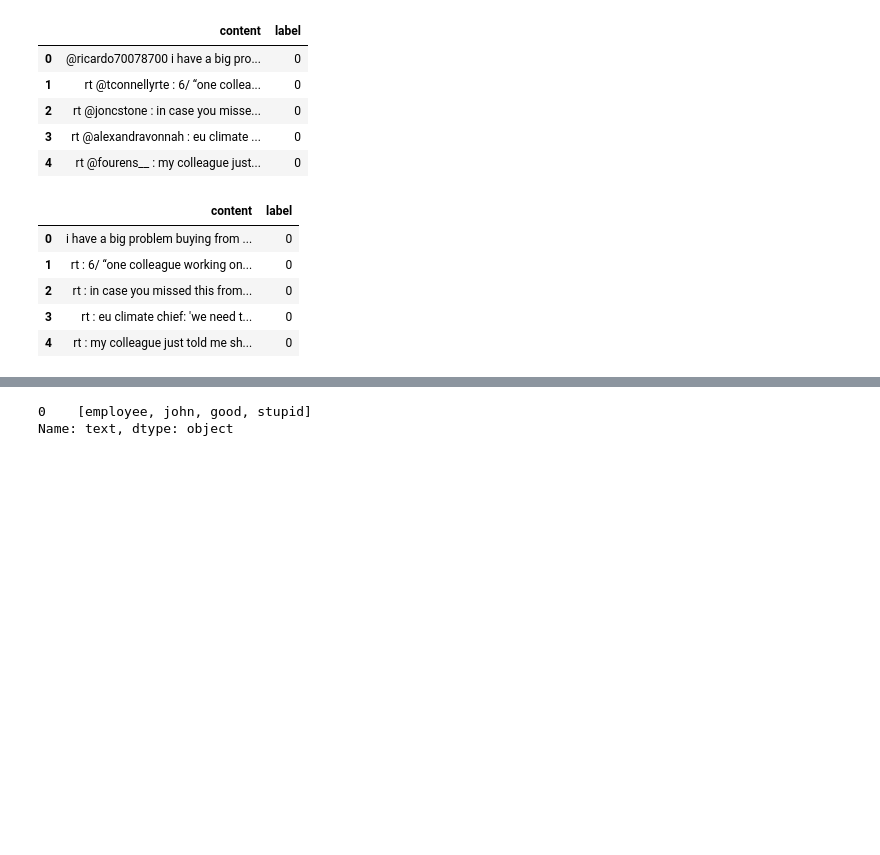
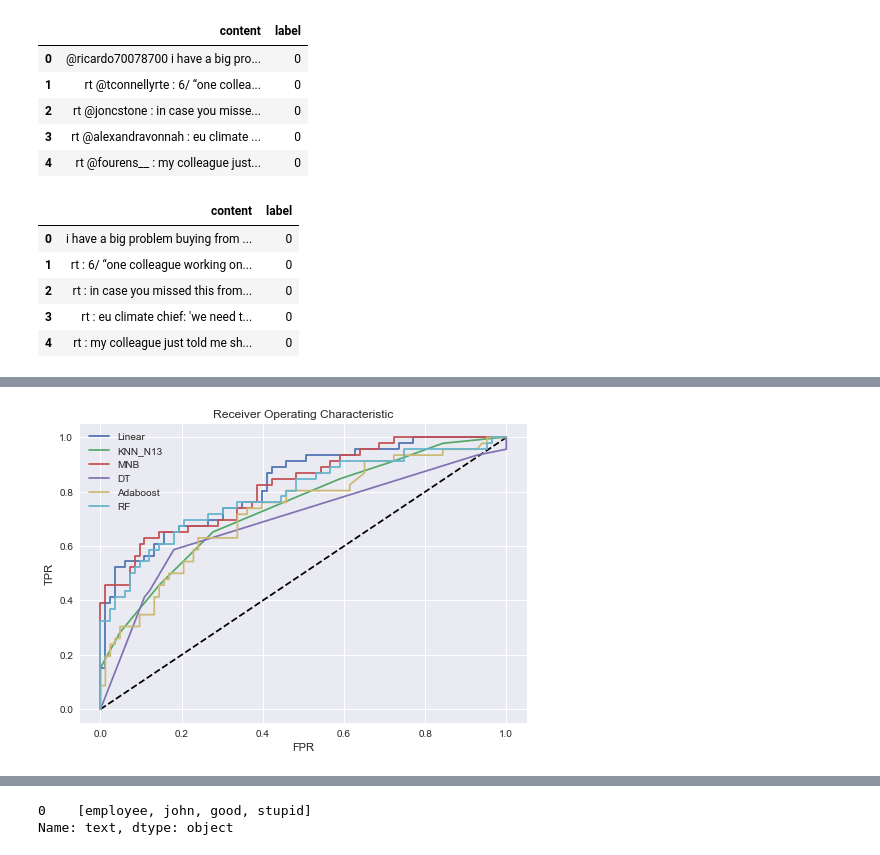
Before and after one commit to hanaaa1925/MSc-Project, a Jupyter notebook: Charts/classifier.ipynb, the cells around one changed output, grey strips where cells are left out. Cells and saved outputs as stored; diff of their text form; code cells hidden in the pictures; blank space fills up the shorter version.

```diff
--- a/Charts/classifier.ipynb
+++ b/Charts/classifier.ipynb
@@ -299,7 +299,7 @@ Score: 0.74
 # %%
 from sklearn.neighbors import KNeighborsClassifier
 #KNN, neuighbors=10
-knn = KNeighborsClassifier(n_neighbors=10)
+knn = KNeighborsClassifier(n_neighbors=5)
 
 knn.fit(train_tfidf_matrix, y_train)
 knn.score(test_tfidf_matrix, y_test)
@@ -319,14 +319,17 @@ from sklearn.metrics import precision_score
 from sklearn.metrics import recall_score
 import time
 
+
+from sklearn import metrics
+
 NBM = [SVC(kernel='linear', C=0.5),
        SVC(kernel='rbf', C=0.5, gamma='auto'),
        SVC(kernel='poly', C=0.5, degree=3),
-       KNeighborsClassifier(n_neighbors=11),
-       MultinomialNB(),
-       DecisionTreeClassifier(max_depth=15, min_samples_split=5), #防止过拟合将树深设为10
+       KNeighborsClassifier(n_neighbors=13),
+       MultinomialNB(alpha=1, fit_prior=True, class_prior=None),
+       DecisionTreeClassifier(max_depth=10, min_samples_split=4), #防止过拟合将树深设为10
        AdaBoostClassifier(DecisionTreeClassifier(max_depth=15, min_samples_split=5),
-                                                 n_estimators=200, learning_rate=0.8),#选择决策树，迭代000次，学习率为0.8
+                                                 n_estimators=100, learning_rate=1),#选择决策树，迭代000次，学习率为0.8
        RandomForestClassifier(n_estimators= 200, max_depth=10)]
 NAME= ["LINEAR","RBF","poly", "KNN_N11", "MNB","DCT", "Boosting_Ada", "Bagging_RF"]
 for itr, itrname in zip(NBM, NAME):
@@ -383,0 +387,48 @@ model_test：Bagging_RF accuracy:76.744%, precision:45.455%, recall:76.923%, tim
+# %%
+#ROC Curve
+from sklearn.metrics import roc_curve
+classifier1 = SVC(kernel='linear', C=0.5, probability=True).fit(train_tfidf_matrix, y_train)
+y_pred_prob1 = classifier1.predict_proba(test_tfidf_matrix)[:,1]
+fpr1 , tpr1, thresholds1 = roc_curve(y_test, y_pred_prob1)
+
+classifier2 = SVC(kernel='rbf', C=0.5, probability=True).fit(train_tfidf_matrix, y_train)
+y_pred_prob2 = classifier2.predict_proba(test_tfidf_matrix)[:,1]
+fpr2 , tpr2, thresholds2 = roc_curve(y_test, y_pred_prob2)
+
+classifier3 = KNeighborsClassifier(n_neighbors=13).fit(train_tfidf_matrix, y_train)
+y_pred_prob3 = classifier3.predict_proba(test_tfidf_matrix)[:,1]
+fpr3 , tpr3, thresholds3 = roc_curve(y_test, y_pred_prob3)
+
+classifier4 = MultinomialNB(alpha=1.1, fit_prior=True, class_prior=None).fit(train_tfidf_matrix, y_train)
+y_pred_prob4 = classifier4.predict_proba(test_tfidf_matrix)[:,1]
+fpr4 , tpr4, thresholds4 = roc_curve(y_test, y_pred_prob4)
+
+classifier5 = DecisionTreeClassifier(max_depth=10, min_samples_split=4).fit(train_tfidf_matrix, y_train)
+y_pred_prob5 = classifier5.predict_proba(test_tfidf_matrix)[:,1]
+fpr5 , tpr5, thresholds5 = roc_curve(y_test, y_pred_prob5)
+
+classifier6 = AdaBoostClassifier(DecisionTreeClassifier(max_depth=15, min_samples_split=5),
+                                                 n_estimators=100, learning_rate=1).fit(train_tfidf_matrix, y_train)
+y_pred_prob6 = classifier6.predict_proba(test_tfidf_matrix)[:,1]
+fpr6 , tpr6, thresholds6 = roc_curve(y_test, y_pred_prob6)
+
+classifier7 = RandomForestClassifier(n_estimators= 200, max_depth=10).fit(train_tfidf_matrix, y_train)
+y_pred_prob7 = classifier7.predict_proba(test_tfidf_matrix)[:,1]
+fpr7 , tpr7, thresholds7 = roc_curve(y_test, y_pred_prob7)
+
+
+plt.plot([0,1],[0,1], 'k--')
+plt.plot(fpr1, tpr1, label= "Linear")
+#plt.plot(fpr2, tpr2, label= "Poly")
+plt.plot(fpr3, tpr3, label= "KNN_N13")
+plt.plot(fpr4, tpr4, label= "MNB")
+plt.plot(fpr5, tpr5, label= "DT")
+plt.plot(fpr6, tpr6, label= "Adaboost")
+plt.plot(fpr7, tpr7, label= "RF")
+plt.legend()
+plt.xlabel("FPR")
+plt.ylabel("TPR")
+plt.title('Receiver Operating Characteristic')
+plt.show()
+# %% [output]
+[figure, added]
```
Also changed, not shown: parts of 21 cells of this notebook, 37 other files.
